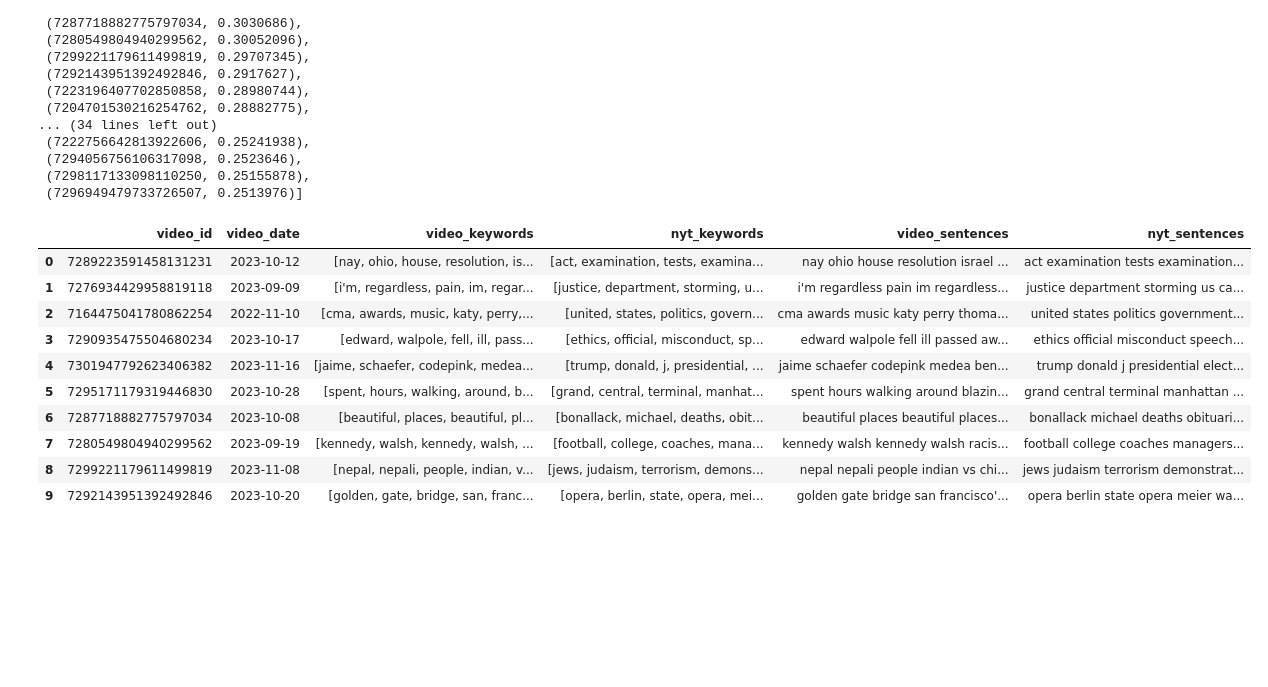
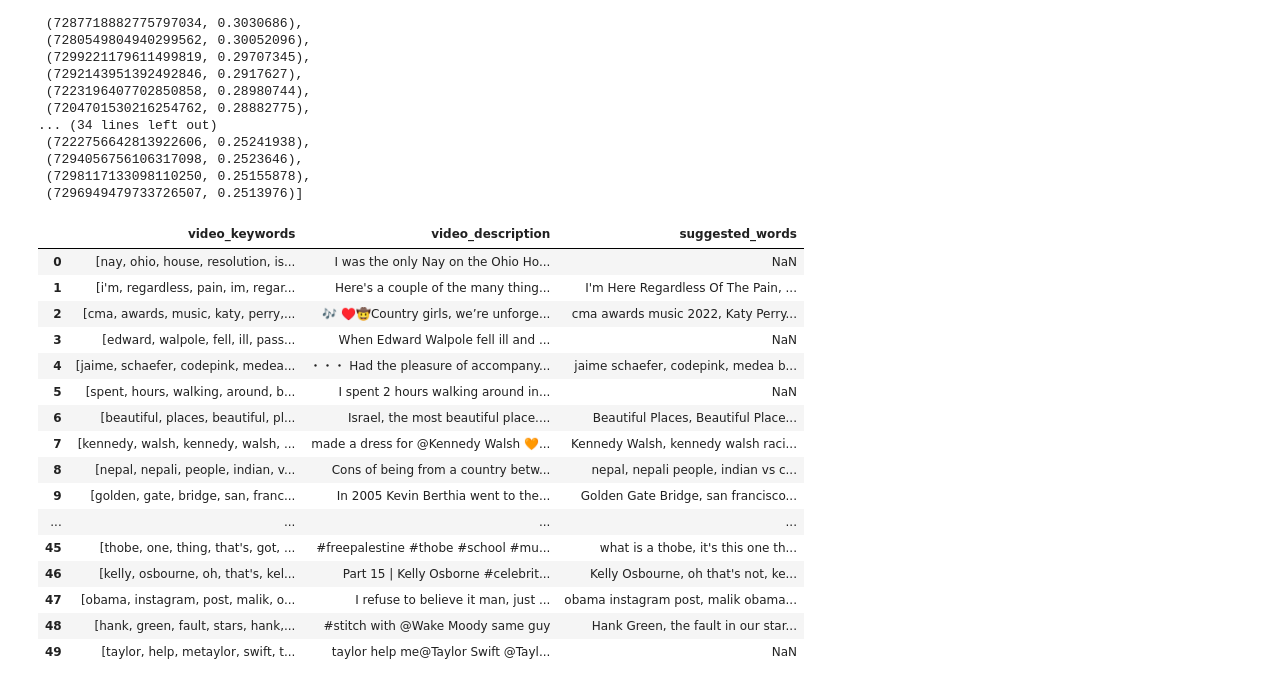
Before and after one commit to jyontika/CS315-Project-2, a Jupyter notebook: analysis/nyt-analysis.ipynb, the cells around one changed output. Saved outputs shown, nothing was run; the diff lists cells and outputs as text; code cells hidden in the pictures; blank space fills up the shorter version.

Commit message:
changes to nyt-analysis for suggested words

```diff
--- a/analysis/nyt-analysis.ipynb
+++ b/analysis/nyt-analysis.ipynb
@@ -481,24 +481,40 @@ top_50_cosine_similarities
 # %%
 # inspect dataframe
 top_cosine_sim_rows = []
 
-for video_id, cosine_similarity in top_50_cosine_similarities[:10]:
+for video_id, cosine_similarity in top_50_cosine_similarities:
     # filter comparison_df for the current video_id
-    row = comparison_df[comparison_df['video_id'] == video_id]
-    top_cosine_sim_rows.append(row)
+    comparison_row = comparison_df[comparison_df['video_id'] == video_id]
+    video_keywords = comparison_row['video_keywords'].values[0]  # Extract video_keywords
 
-# concat rows
-top_cosine_sim_df = pd.concat(top_cosine_sim_rows, ignore_index=True)
+    # filter df for the current video_id
+    metadata_row = df[df['video_id'] == video_id]
+    video_description = metadata_row['video_description'].values[0]  # Extract video_description
+    suggested_words = metadata_row['suggested_words'].values[0]  # Extract suggested_words
+
+    # Append the extracted data as a dictionary
+    top_cosine_sim_rows.append({'video_keywords': video_keywords,
+                                'video_description': video_description,
+                                'suggested_words': suggested_words})
+
+# Create DataFrame from list of dictionaries
+top_cosine_sim_df = pd.DataFrame(top_cosine_sim_rows)
 top_cosine_sim_df
 # %% [output]
-|  | video_id | video_date | video_keywords | nyt_keywords | video_sentences | nyt_sentences |
-| 0 | 7289223591458131231 | 2023-10-12 | [nay, ohio, house, resolution, is... | [act, examination, tests, examina... | nay ohio house resolution israel ... | act examination tests examination... |
-| 1 | 7276934429958819118 | 2023-09-09 | [i'm, regardless, pain, im, regar... | [justice, department, storming, u... | i'm regardless pain im regardless... | justice department storming us ca... |
-| 2 | 7164475041780862254 | 2022-11-10 | [cma, awards, music, katy, perry,... | [united, states, politics, govern... | cma awards music katy perry thoma... | united states politics government... |
-| 3 | 7290935475504680234 | 2023-10-17 | [edward, walpole, fell, ill, pass... | [ethics, official, misconduct, sp... | edward walpole fell ill passed aw... | ethics official misconduct speech... |
-| 4 | 7301947792623406382 | 2023-11-16 | [jaime, schaefer, codepink, medea... | [trump, donald, j, presidential, ... | jaime schaefer codepink medea ben... | trump donald j presidential elect... |
-| 5 | 7295171179319446830 | 2023-10-28 | [spent, hours, walking, around, b... | [grand, central, terminal, manhat... | spent hours walking around blazin... | grand central terminal manhattan ... |
-| 6 | 7287718882775797034 | 2023-10-08 | [beautiful, places, beautiful, pl... | [bonallack, michael, deaths, obit... | beautiful places beautiful places... | bonallack michael deaths obituari... |
-| 7 | 7280549804940299562 | 2023-09-19 | [kennedy, walsh, kennedy, walsh, ... | [football, college, coaches, mana... | kennedy walsh kennedy walsh racis... | football college coaches managers... |
-| 8 | 7299221179611499819 | 2023-11-08 | [nepal, nepali, people, indian, v... | [jews, judaism, terrorism, demons... | nepal nepali people indian vs chi... | jews judaism terrorism demonstrat... |
-| 9 | 7292143951392492846 | 2023-10-20 | [golden, gate, bridge, san, franc... | [opera, berlin, state, opera, mei... | golden gate bridge san francisco'... | opera berlin state opera meier wa... |
+|  | video_keywords | video_description | suggested_words |
+| 0 | [nay, ohio, house, resolution, is... | I was the only Nay on the Ohio Ho... | NaN |
+| 1 | [i'm, regardless, pain, im, regar... | Here's a couple of the many thing... | I'm Here Regardless Of The Pain, ... |
+| 2 | [cma, awards, music, katy, perry,... | 🎶 ♥️🤠Country girls, we’re unforge... | cma awards music 2022, Katy Perry... |
+| 3 | [edward, walpole, fell, ill, pass... | When Edward Walpole fell ill and ... | NaN |
+| 4 | [jaime, schaefer, codepink, medea... | ・・・ Had the pleasure of accompany... | jaime schaefer, codepink, medea b... |
+| 5 | [spent, hours, walking, around, b... | I spent 2 hours walking around in... | NaN |
+| 6 | [beautiful, places, beautiful, pl... | Israel, the most beautiful place.... | Beautiful Places, Beautiful Place... |
+| 7 | [kennedy, walsh, kennedy, walsh, ... | made a dress for @Kennedy Walsh 🧡... | Kennedy Walsh, kennedy walsh raci... |
+| 8 | [nepal, nepali, people, indian, v... | Cons of being from a country betw... | nepal, nepali people, indian vs c... |
+| 9 | [golden, gate, bridge, san, franc... | In 2005 Kevin Berthia went to the... | Golden Gate Bridge, san francisco... |
+| ... | ... | ... | ... |
+| 45 | [thobe, one, thing, that's, got, ... | #freepalestine #thobe #school #mu... | what is a thobe, it's this one th... |
+| 46 | [kelly, osbourne, oh, that's, kel... | Part 15 | Kelly Osborne #celebrit... | Kelly Osbourne, oh that's not, ke... |
+| 47 | [obama, instagram, post, malik, o... | I refuse to believe it man, just ... | obama instagram post, malik obama... |
+| 48 | [hank, green, fault, stars, hank,... | #stitch with @Wake Moody same guy | Hank Green, the fault in our star... |
+| 49 | [taylor, help, metaylor, swift, t... | taylor help me@Taylor Swift @Tayl... | NaN |
```
